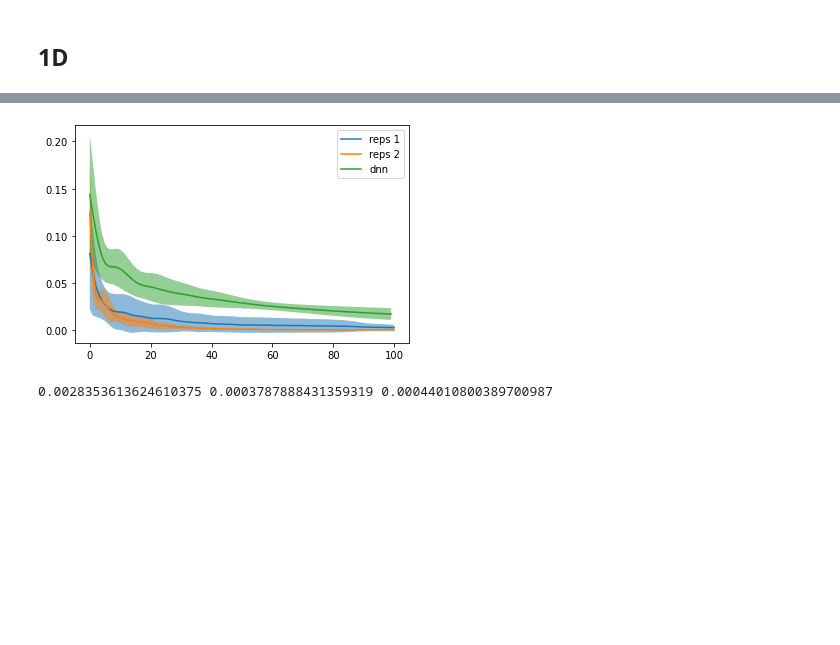
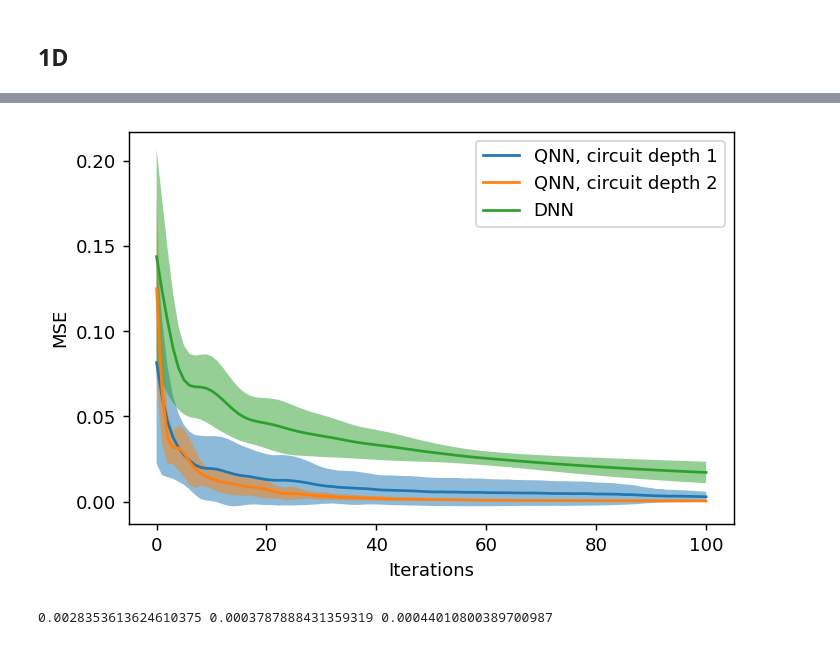
Before and after one commit to KristianWold/Thesis, a Jupyter notebook: notebooks/analysis/Trainability, Analysis.ipynb, the cells around one changed output, grey strips where cells are left out. Drawn from its saved outputs; the diff is of its cells as text; code cells hidden in the pictures; blank space fills up the shorter version.

Commit message:
Average loss curve over multiple models

```diff
--- a/notebooks/analysis/Trainability, Analysis.ipynb
+++ b/notebooks/analysis/Trainability, Analysis.ipynb
@@ -50,21 +55,25 @@ avg3 = np.mean(loss3, axis=0)
 # %%
 start = 0
 stop = 101
+alpha = 0.5
 spacing1 = list(range(101))
 spacing2 = list(range(stop))
 
-plt.fill_between(spacing1, avg1 - std1, avg1 + std1, alpha=0.5)
-plt.fill_between(spacing1, avg2 - std2, avg2 + std2, alpha=0.5)
-plt.fill_between(spacing2, (avg3 - std3)[:stop], (avg3 + std3)[:stop], alpha=0.5)
+fig=plt.figure(figsize=(6,4), dpi= 130, facecolor='w', edgecolor='k')
+
+plt.fill_between(spacing1, avg1 - std1, avg1 + std1, alpha=alpha)
+plt.fill_between(spacing1, avg2 - std2, avg2 + std2, alpha=alpha)
+plt.fill_between(spacing2, (avg3 - std3)[:stop], (avg3 + std3)[:stop], alpha=alpha)
 plt.plot(spacing1, avg1)
 plt.plot(spacing1, avg2)
 plt.plot(spacing2, avg3[:stop])
 
-
-plt.legend(["reps 1", "reps 2", "dnn"])
+plt.xlabel("Iterations")
+plt.ylabel("MSE")
+plt.legend(["QNN, circuit depth 1", "QNN, circuit depth 2", "DNN"])
 plt.show()
 # %% [output]
-[figure, old version]
+[figure, new version]
 # %%
 print(avg1[-1], avg2[-1], avg3[-1])
 # %% [output]
```
Also changed, not shown: parts of 3 cells of this notebook.
